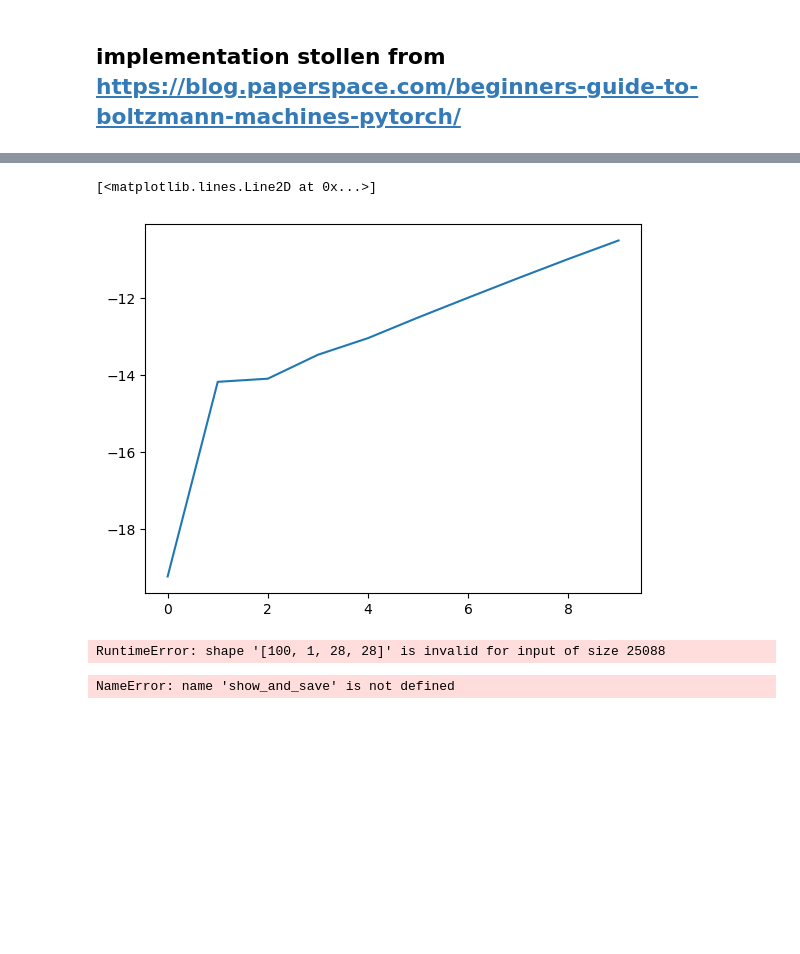
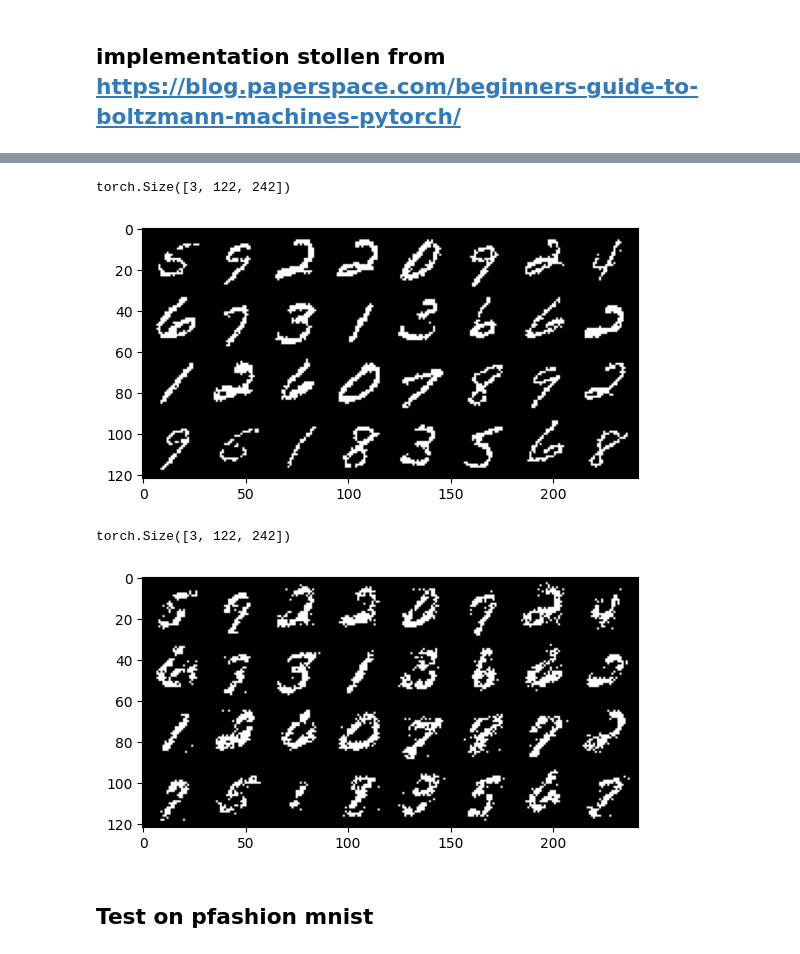
Before and after one commit to jolatechno/cours-ENS, a Jupyter notebook: cours/M2/S4/machine_learning/projet/leo_test/RBM_test2.ipynb, the cells around one changed output, grey strips where cells are left out. Cells and saved outputs as stored; diff of their text form; code cells hidden in the pictures; blank space fills up the shorter version.

```diff
--- a/cours/M2/S4/machine_learning/projet/leo_test/RBM_test2.ipynb
+++ b/cours/M2/S4/machine_learning/projet/leo_test/RBM_test2.ipynb
@@ -72,7 +81,7 @@ class RBM(nn.Module):
         hidden_term = wx_b.exp().add(1).log().sum(1)
         return (-hidden_term - vbias_term).mean()
 # %%
-rbm = RBM(k=1)
+rbm = RBM(k=5)
 train_op = optim.SGD(rbm.parameters(),0.01)
 losses=[]
 
@@ -104,5 +113,2 @@ Training loss for 9 epoch: -10.49657917022705
 # %%
 plt.plot(losses)
-# %% [output]
-[<matplotlib.lines.Line2D at 0x...>]
-[figure, removed]
@@ -115,8 +115,12 @@ def show_and_save(file_name,img):
 # %%
-show_and_save("real",make_grid(v.view(100,1,28,28).data))
+show_and_save("real",make_grid(v.view(32,1,28,28).data))
 # %% [output]
-RuntimeError: shape '[100, 1, 28, 28]' is invalid for input of size 25088
+torch.Size([3, 122, 242])
+[figure, added]
 # %%
 show_and_save("generate",make_grid(v1.view(32,1,28,28).data))
 # %% [output]
-NameError: name 'show_and_save' is not defined
+torch.Size([3, 122, 242])
+[figure, added]
+# %% [markdown]
+## Test on pfashion mnist
```
Also changed, not shown: parts of 18 cells of this notebook, 4 other files.
